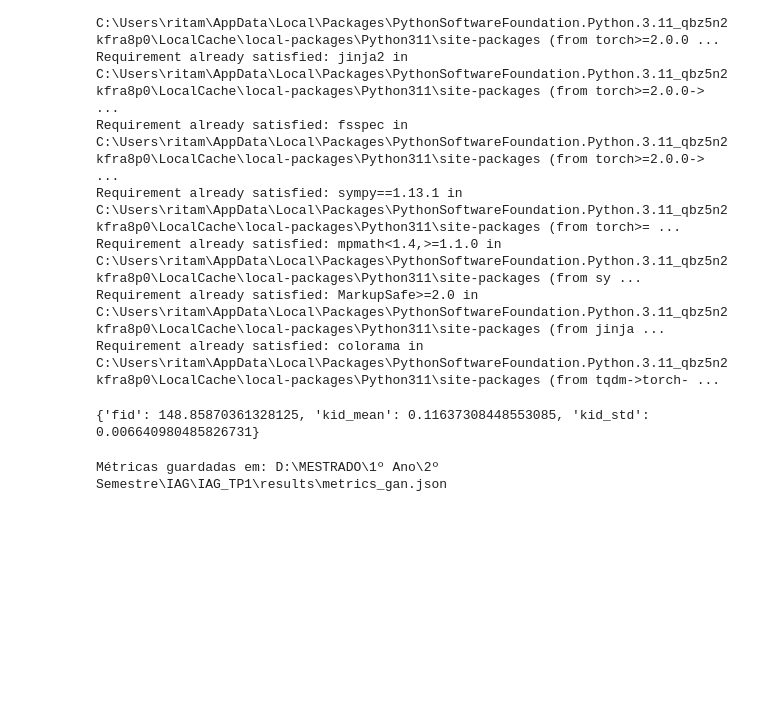
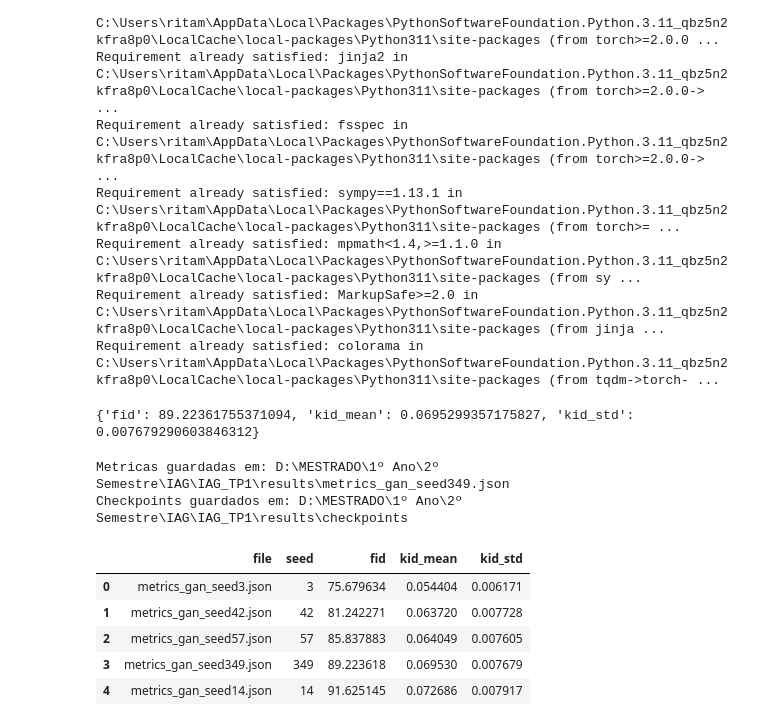
Before and after one commit to anapinto04/IAG_TP1, a Jupyter notebook: gan.ipynb, the cells around one changed output. Cells and saved outputs as stored; diff of their text form; code cells hidden in the pictures; blank space fills up the shorter version.

```diff
--- a/gan.ipynb
+++ b/gan.ipynb
@@ -541,7 +547,7 @@ plt.show()
 import torch
 
 @torch.no_grad()
-def generate_fake_images(generator, n_samples=5000, batch_size=128, latent_dim=100, device="cuda"):
+def generate_fake_images(generator, n_samples=5000, batch_size=64, latent_dim=100, device="cuda"):
     generator.eval()
     all_images = []
 
@@ -637,15 +643,28 @@ def compute_fid_kid(real_images, fake_images, device, batch_size=64):
 metrics = compute_fid_kid(real_images, fake_images, DEVIDE)
 print(metrics)
 # %% [output]
-{'fid': 148.85870361328125, 'kid_mean': 0.11637308448553085, 'kid_std': 0.006640980485826731}
+{'fid': 89.22361755371094, 'kid_mean': 0.0695299357175827, 'kid_std': 0.007679290603846312}
 # %%
 import json
-results_path = PROJECT_ROOT / "results" / "metrics_gan_seed42.json"
-results_path.parent.mkdir(parents=True, exist_ok=True)
 
-with open(results_path, "w", encoding="utf-8") as f:
-    json.dump(metrics, f, indent=2)
+RESULTS_DIR = PROJECT_ROOT / "results"
+CKPT_DIR = RESULTS_DIR / "checkpoints"
+RESULTS_DIR.mkdir(parents=True, exist_ok=True)
+CKPT_DIR.mkdir(parents=True, exist_ok=True)
 
-print(f"Métricas guardadas em: {results_path}")
+json_path = RESULTS_DIR / f"metrics_gan_seed{seed}.json"
+with open(json_path, "w", encoding="utf-8") as f:
+    json.dump({
+        "seed": seed,
+        "metrics": metrics,
+        "G_losses": G_losses,
+        "D_losses": D_losses,
+    }, f, indent=2)
+print(f"Metricas guardadas em: {json_path}")
+
+torch.save(netG.state_dict(), CKPT_DIR / f"netG_seed{seed}.pt")
+torch.save(netD.state_dict(), CKPT_DIR / f"netD_seed{seed}.pt")
+print(f"Checkpoints guardados em: {CKPT_DIR}")
 # %% [output]
-Métricas guardadas em: D:\MESTRADO\1º Ano\2º Semestre\IAG\IAG_TP1\results\metrics_gan.json
+Metricas guardadas em: D:\MESTRADO\1º Ano\2º Semestre\IAG\IAG_TP1\results\metrics_gan_seed349.json
+Checkpoints guardados em: D:\MESTRADO\1º Ano\2º Semestre\IAG\IAG_TP1\results\checkpoints
@@ -716,15 +671,36 @@ for r in results:
 # %%
+from pathlib import Path
+import json
+import pandas as pd
 
-# FID mais baixo = melhor qualidade
-best = min(results, key=lambda r: r["metrics"]["fid"])
+RESULTS_DIR = Path("results")
+json_files = sorted(RESULTS_DIR.glob("metrics_gan_seed*.json"))
 
-print("=== Melhor seed ===")
-print(f"  Seed:     {best['seed']}")
-print(f"  FID:      {best['metrics']['fid']:.4f}")
-print(f"  KID mean: {best['metrics']['kid_mean']:.6f}")
-print(f"  KID std:  {best['metrics']['kid_std']:.6f}")
+rows = []
 
-print("\n=== Ranking por FID (menor = melhor) ===")
-for rank, r in enumerate(sorted(results, key=lambda r: r["metrics"]["fid"]), 1):
-    marker = " <-- melhor" if r["seed"] == best["seed"] else ""
-    print(f"  {rank}. seed={r['seed']:>4}  FID={r['metrics']['fid']:.4f}  KID={r['metrics']['kid_mean']:.6f}{marker}")
+for file in json_files:
+    with open(file, "r", encoding="utf-8") as f:
+        data = json.load(f)
+
+    metrics = data.get("metrics", {})
+    seed = data.get("seed", metrics.get("seed"))
+
+    rows.append({
+        "file": file.name,
+        "seed": seed,
+        "fid": metrics.get("fid"),
+        "kid_mean": metrics.get("kid_mean"),
+        "kid_std": metrics.get("kid_std"),
+    })
+
+df = pd.DataFrame(rows)
+df = df.sort_values("fid").reset_index(drop=True)
+
+df
+# %% [output]
+|  | file | seed | fid | kid_mean | kid_std |
+| 0 | metrics_gan_seed3.json | 3 | 75.679634 | 0.054404 | 0.006171 |
+| 1 | metrics_gan_seed42.json | 42 | 81.242271 | 0.063720 | 0.007728 |
+| 2 | metrics_gan_seed57.json | 57 | 85.837883 | 0.064049 | 0.007605 |
+| 3 | metrics_gan_seed349.json | 349 | 89.223618 | 0.069530 | 0.007679 |
+| 4 | metrics_gan_seed14.json | 14 | 91.625145 | 0.072686 | 0.007917 |
```
Also changed, not shown: parts of 10 cells of this notebook, 21 other files.
